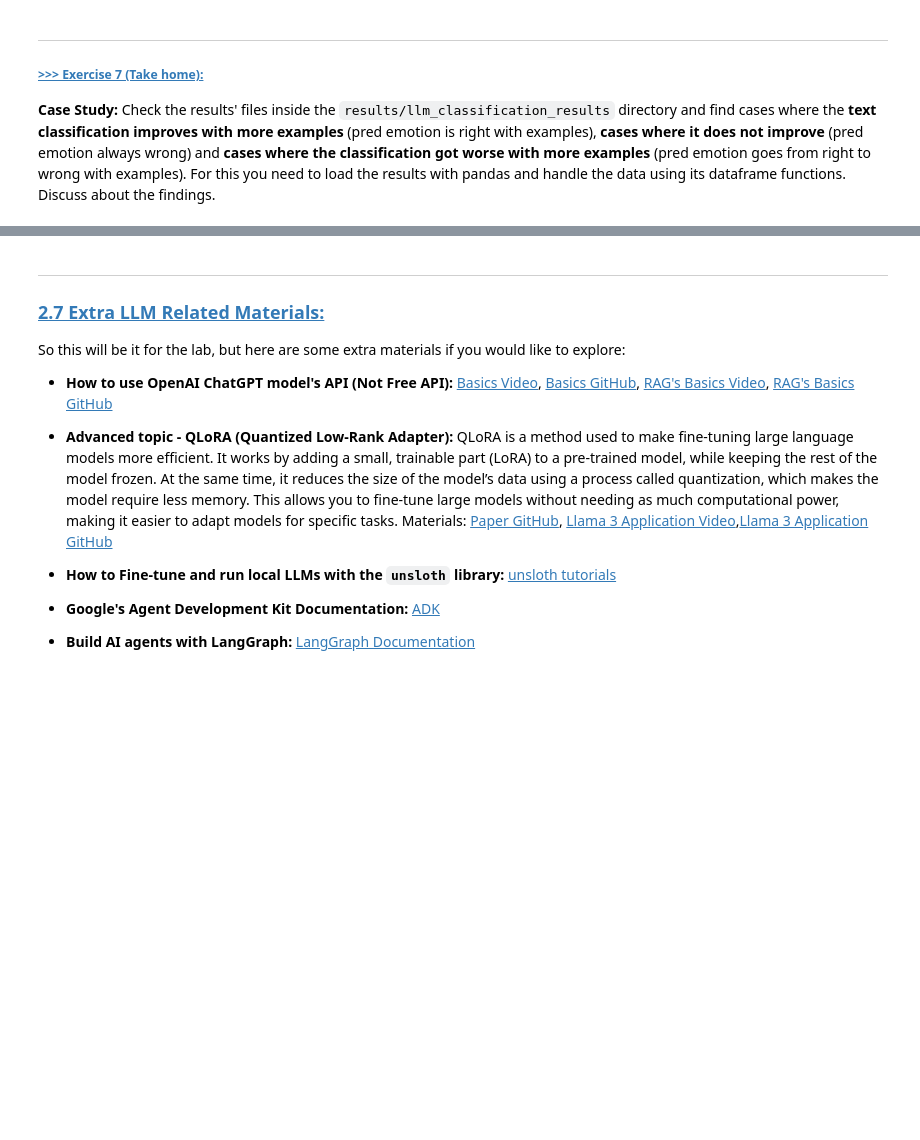
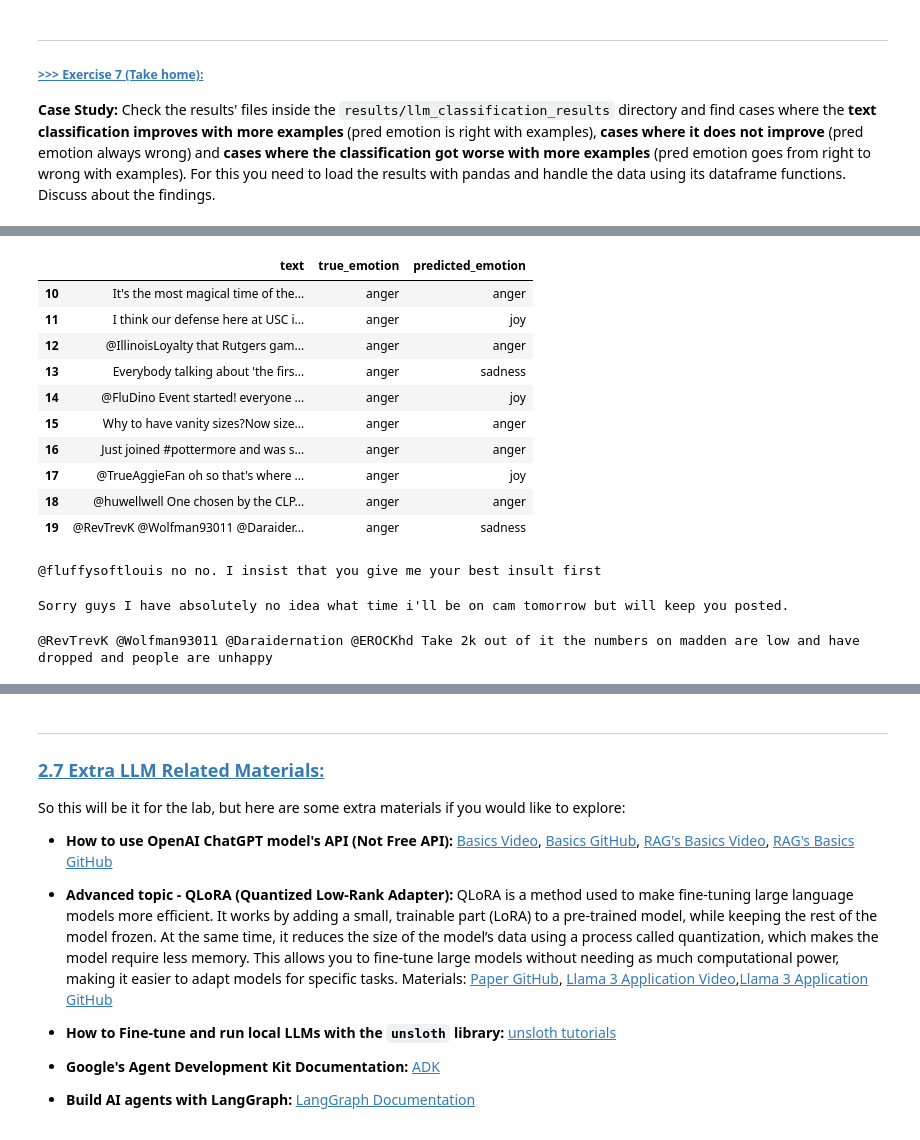
Before and after one commit to lu1hOAO/DM2025-Lab2-Exercise, a Jupyter notebook: DM2025-Lab2-Master-Phase_2_Main.ipynb, the cells around one changed output, grey strips where cells are left out. Cells and saved outputs as stored; diff of their text form; code cells hidden in the pictures; blank space fills up the shorter version.

```diff
--- a/DM2025-Lab2-Master-Phase_2_Main.ipynb
+++ b/DM2025-Lab2-Master-Phase_2_Main.ipynb
@@ -1783,0 +1852,26 @@ Compare and discuss the overall results of the zero-shot, 1-shot and 5-shot clas
+# %%
+df5[10:20]
+# %% [output]
+|  | text | true_emotion | predicted_emotion |
+| 10 | It's the most magical time of the... | anger | anger |
+| 11 | I think our defense here at USC i... | anger | joy |
+| 12 | @IllinoisLoyalty that Rutgers gam... | anger | anger |
+| 13 | Everybody talking about 'the firs... | anger | sadness |
+| 14 | @FluDino Event started! everyone ... | anger | joy |
+| 15 | Why to have vanity sizes?Now size... | anger | anger |
+| 16 | Just joined #pottermore and was s... | anger | anger |
+| 17 | @TrueAggieFan oh so that's where ... | anger | joy |
+| 18 | @huwellwell One chosen by the CLP... | anger | anger |
+| 19 | @RevTrevK @Wolfman93011 @Daraider... | anger | sadness |
+# %%
+print(df5['text'][0])
+# %% [output]
+@fluffysoftlouis no no. I insist that you give me your best insult first
+# %%
+print(df5['text'][1])
+# %% [output]
+Sorry guys I have absolutely no idea what time i'll be on cam tomorrow but will keep you posted.
+# %%
+print(df5['text'][19])
+# %% [output]
+@RevTrevK @Wolfman93011 @Daraidernation @EROCKhd Take 2k out of it the numbers on madden are low and have dropped and people are unhappy
```
Also changed, not shown: parts of 23 cells of this notebook, 8 other files.
